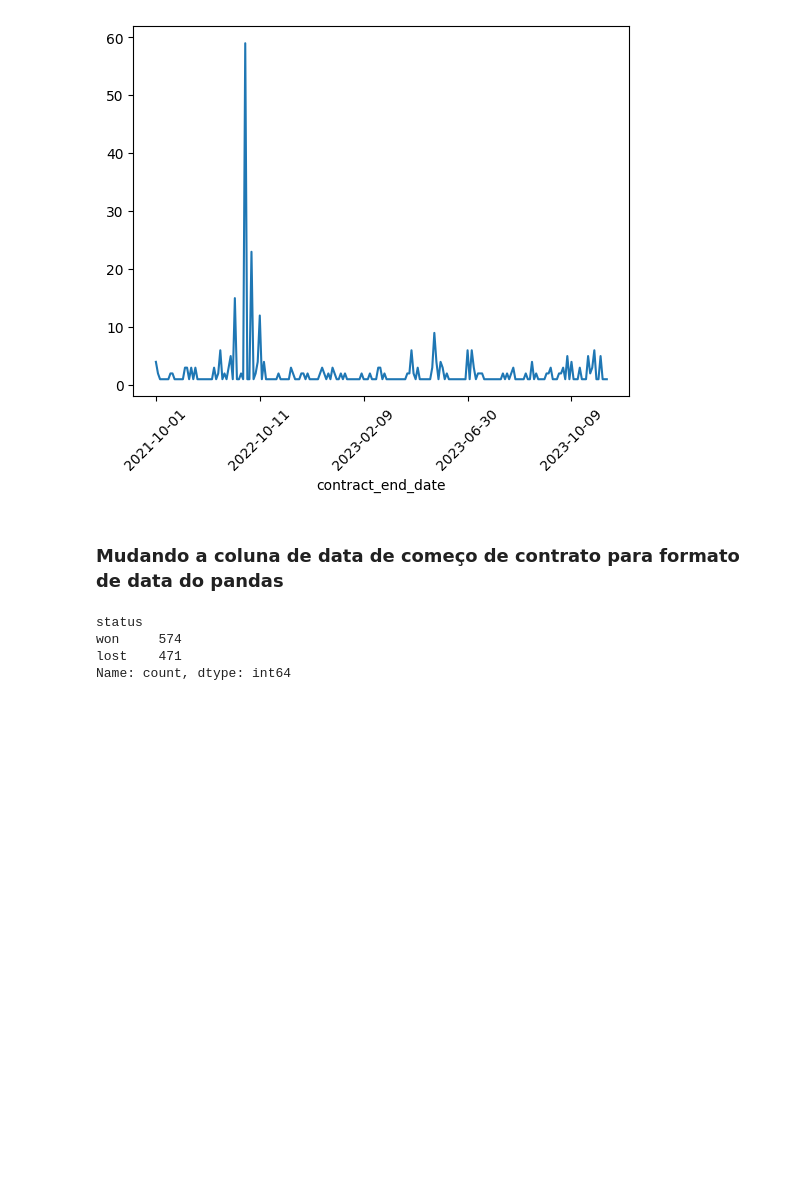
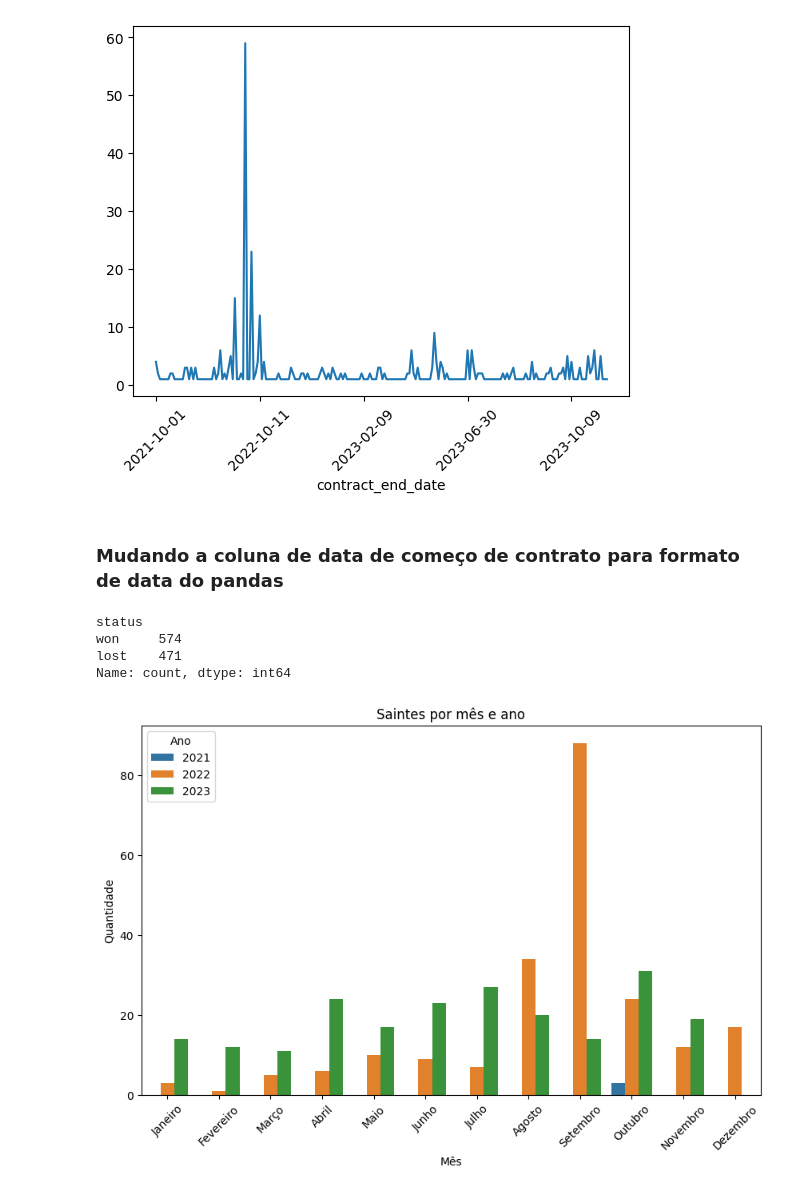
Before and after one commit to leoscarlato/deploy-sprint, a Jupyter notebook: notebooks/modelo.ipynb, the cells around one changed output. Drawn from its saved outputs; the diff is of its cells as text; code cells hidden in the pictures; blank space fills up the shorter version.

Commit message:
Gráfico por mês de saintes

```diff
--- a/notebooks/modelo.ipynb
+++ b/notebooks/modelo.ipynb
@@ -57,3 +57,30 @@ Name: count, dtype: int64
 # new_df = pd.DataFrame(columns=['saintes', 'entrantes', 'media_pagamentos', 'std_pagamentos', 'qde_total_tentativas_cobranca', 'qde_total_faturas', 'churn'])
 
 # #atribuir valores ao novo dataframe
+# %%
+import seaborn as sns
+import matplotlib.pyplot as plt
+
+nome_dos_meses = ['Janeiro', 'Fevereiro', 'Março', 'Abril', 'Maio', 'Junho', 'Julho','Agosto','Setembro','Outubro','Novembro','Dezembro']
+
+coluna = 'contract_end_date'
+new_name = coluna + '_year'
+df_simple[new_name] = df_simple[coluna].dt.year
+# Plotar gráfico de barras separado por ano
+plt.figure(figsize=(10, 6))  # Definir tamanho da figura
+# Usar seaborn para criar facetas
+sns.countplot(x=df_simple[coluna].dt.month, hue=df_simple[new_name])
+plt.title('Saintes por mês e ano')\
+# Rotacionar labels do eixo x
+plt.xticks(rotation=45)
+# Alterar labels do eixo x
+plt.xticks(np.arange(12), nome_dos_meses)
+#trocar legenda da coluna
+plt.legend(title='Ano', loc='upper left', labels=['2021', '2022', '2023'])
+#trocar nome do eixo x
+plt.xlabel('Mês')
+#trocar nome do eixo y
+plt.ylabel('Quantidade')
+plt.show()
+# %% [output]
+[figure, added]
```
